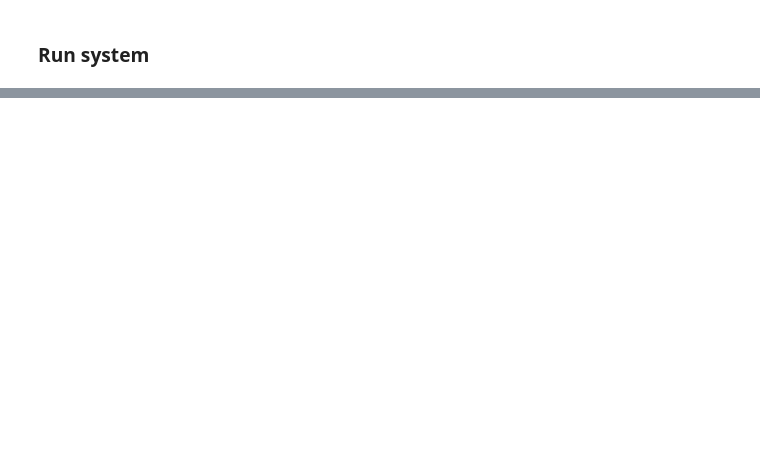
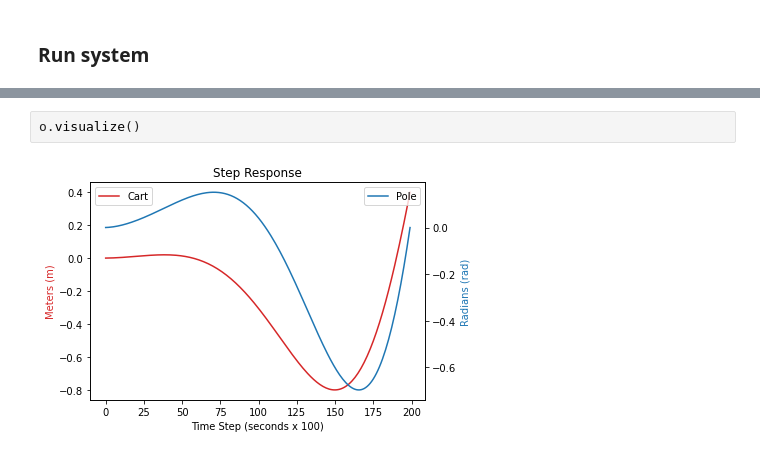
Before and after one commit to omiksave/Design-Optimization, a Jupyter notebook: Project/Project 1.ipynb, the cells around one changed output, grey strips where cells are left out. Saved outputs shown, nothing was run; the diff lists cells and outputs as text; blank space fills up the shorter version.

```diff
--- a/Project/Project 1.ipynb
+++ b/Project/Project 1.ipynb
@@ -238,0 +260,4 @@ The ideal Controller K =  [-0.0205051 -3.553205   1.542318   3.27144  ]
+# %%
+o.visualize()
+# %% [output]
+[figure, added]
```
Also changed, not shown: parts of 10 cells of this notebook.
